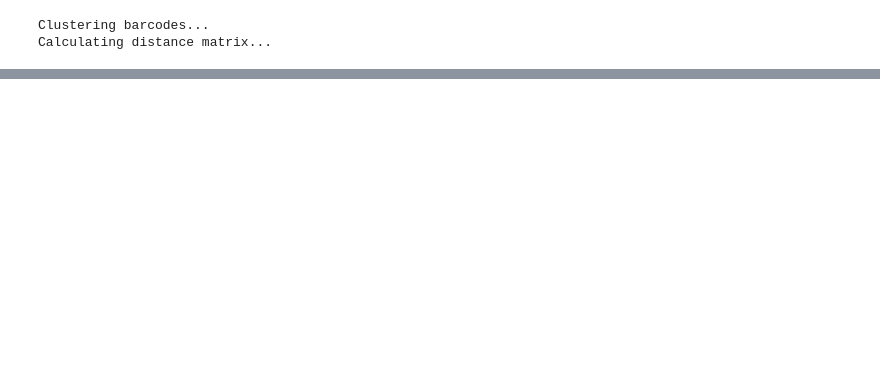
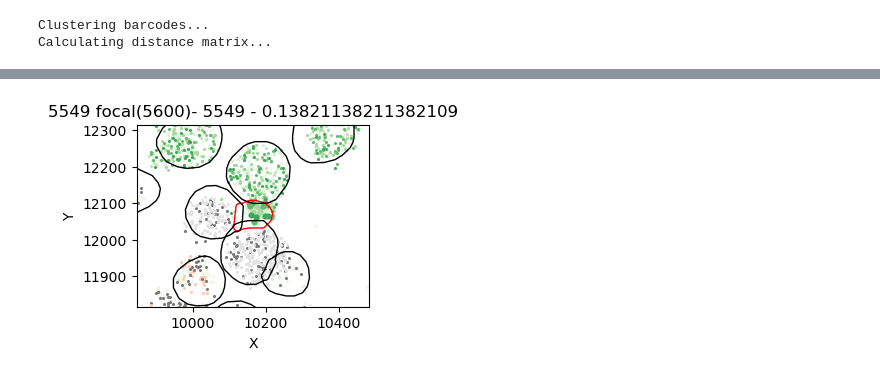
Before and after one commit to grantkinsler/SpatialBarcodes, a Jupyter notebook: analysis/clustering_threshold_analysis.ipynb, the cells around one changed output, grey strips where cells are left out. Cells and saved outputs as stored; diff of their text form; code cells hidden in the pictures; blank space fills up the shorter version.

```diff
--- a/analysis/clustering_threshold_analysis.ipynb
+++ b/analysis/clustering_threshold_analysis.ipynb
@@ -181,0 +270,4 @@ plot_dendrogram(clusterings[0],truncate_mode='level',color_threshold=0.4,p=9)
+# %%
+np.random.seed(1250)
+
+random_indices = sorted(np.random.choice(range(len(spatial_distance_matrix)),size=1000,replace=False))
@@ -181,0 +318,12 @@ plot_dendrogram(clusterings[0],truncate_mode='level',color_threshold=0.4,p=9)
+# %%
+n_called_bcs = 4
+
+focal_object_options = random_df[random_df['n_called_barcodes'] >= n_called_bcs]['cell_id'].values
+focal_index_options = np.where(np.isin(cells_here,focal_object_options))[0]
+close_ix = np.where(bc_square < 0.2)
+
+ixs,counts = np.unique(close_ix[0],return_counts=True)
+
+ix_with_enough = ixs[np.where(counts > 1)]
+
+ix_with_enough_and_bcs = [ix for ix in ix_with_enough if ix in focal_index_options]
@@ -181,0 +429,63 @@ plot_dendrogram(clusterings[0],truncate_mode='level',color_threshold=0.4,p=9)
+# %%
+for i in range(3):
+
+    # ix = np.where((bc_square < 0.4) & (bc_square > 0.2))
+
+    focal_index = ix_with_enough_and_bcs[i]
+    focal_cell_id = random_df.iloc[focal_index]['cell_id']
+
+    # focal_index_big = has_bcs[has_bcs['cell_id'] == focal_cell_id].index[0]
+    focal_index_big =  np.where(has_bcs['cell_id'] == focal_cell_id)[0][0]
+
+    ix_of_interest = np.where(braycurtis_dist_square[focal_index_big,:] < 0.4)
+
+    # ix_of_interest = np.where(bc_square[focal_index,:] < 0.4)
+    # ix_of_interest = np.where(bc_square[focal_index,:] < 0.2)
+    cell_ids_to_check = has_bcs.iloc[ix_of_interest[0]]['cell_id'].values
+
+    print('Focal index:',focal_index_big,'focal cell id:',focal_cell_id,'number of close cells:',len(ix_of_interest[0]))
+
+    print('Focal cell id',focal_cell_id)
+    print('Possible siters',cell_ids_to_check)
+
+    for c,cell_id in enumerate(cell_ids_to_check):
+
+        print(cell_id,
+            has_bcs['cell_id'].values[ix_of_interest[0][c]],
+            braycurtis_dist_square[focal_index_big,ix_of_interest[0][c]])
+
+        region = tools.get_polygons_around_polygon(sg_obj,str(cell_id),image_scale=10,id_field='cell_id')
+        gene_names = tools.get_all_barcodes_in_region(df,region['object_id'].values,literal_eval_bool=True)
+
+        # true_genes = ['bc_001','bc_029','bc_031','bc_087']
+        true_genes = literal_eval(has_bcs[has_bcs['cell_id'] == focal_cell_id]['called_barcodes'].values[0])
+
+        print('True genes:',true_genes)
+
+        # non_zero_gene_names = has_bcs
+
+        print(has_bcs[has_bcs['cell_id'] == cell_id][['cell_id']+gene_names])
+
+        c_map = {gene:sns.color_palette('Greens',10)[i] for i,gene in enumerate(true_genes)}
+
+        g1 = 0
+        g2 = 0
+        for g,gene in enumerate(gene_names):
+            if gene not in true_genes:
+                if gene not in names_here[c]:
+                    c_map[gene] = sns.color_palette('Greys',4)[g1%4]
+                    g1 += 1
+                else:
+                    c_map[gene] = sns.color_palette('Reds',4)[g2%4]
+                    g2 += 1
+
+        fig = plt.figure(figsize=(3,3))
+        ax = plt.gca()
+
+        tools.plot_polygons_and_points(sg_obj,[str(cell_id)],gene_names=gene_names,annotate=False,image_scale=5,
+                                    interior_marker='o',exterior_marker='.',marker_size=20,color_map=c_map,single_mode=False,id_field='cell_id',ax=ax)
+
+        ax.set_title(f'{cell_id} focal({focal_cell_id})- {has_bcs["cell_id"].values[ix_of_interest[0][c]]} - {braycurtis_dist_square[focal_index_big,ix_of_interest[0][c]]}')
+
+        # sg_obj_only_bcs.plot_polygon_and_points(mapping_dict[cell_id],gene_names=gene_names,annotate=False)
+# %% [output]
@@ -181,0 +526 @@ plot_dendrogram(clusterings[0],truncate_mode='level',color_threshold=0.4,p=9)
+[figure, added]
```
Also changed, not shown: parts of 38 cells of this notebook, 2 other files.
